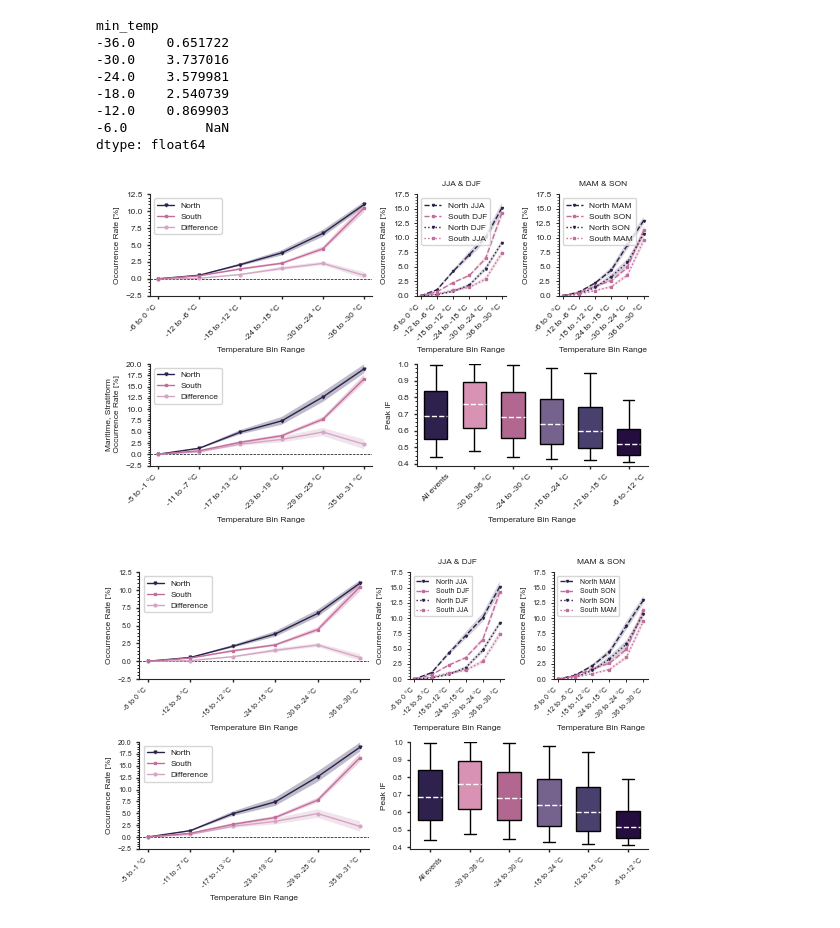
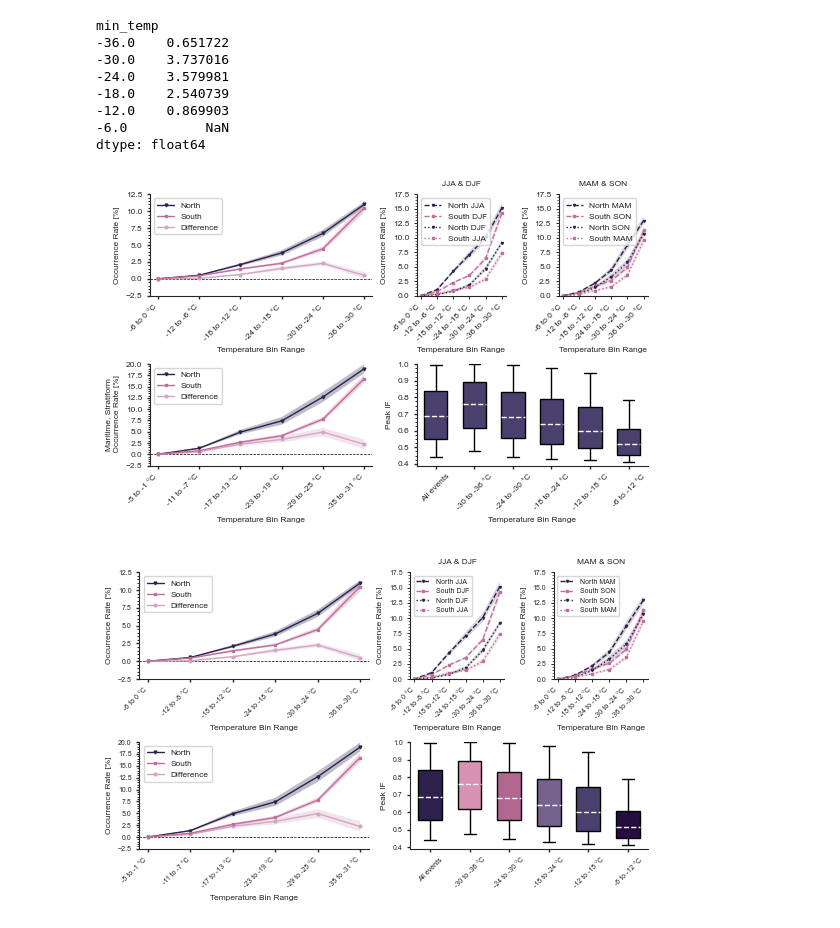
Before and after one commit to DragomirNikolov/Glaciation_time_estimator, a Jupyter notebook: Result_analysis/Publication_figures/Multiyear_analysis/plot_occurance_rates.ipynb, the cells around one changed output. Drawn from its saved outputs; the diff is of its cells as text; code cells hidden in the pictures.

```diff
--- a/Result_analysis/Publication_figures/Multiyear_analysis/plot_occurance_rates.ipynb
+++ b/Result_analysis/Publication_figures/Multiyear_analysis/plot_occurance_rates.ipynb
@@ -460,9 +460,9 @@ bplots = ax5.boxplot(
     whis=(5, 95),        # <-- whiskers at the 5th and 95th percentiles
     medianprops=dict(color="white", linewidth=1, linestyle="--")  # dashed white
 )
-
+color=colors[4]
 # # Apply colors
-for box, color in zip(bplots['boxes'], colors):
+for box, _ in zip(bplots['boxes'], colors):
     box.set_facecolor(color)
     box.set_edgecolor('black')
     box.set_linewidth(1)
@@ -611,34 +611,34 @@ ax3.tick_params(
     length=2, width=0.7, direction='out',labelsize=fontsize_small
 )
 ax3.set_yticks(small_minor_ticks, minor=True)
 ax3.set_yticks(small_major_ticks, minor=False)
 ax3.set_xticks(x)
 ax3.set_xticklabels(bin_labels, rotation=45, ha='right',fontsize=fontsize_small)
 
 ax3.invert_xaxis()
 ax3.set_xlabel("Temperature Bin Range",fontsize=fontsize_large)
 ax3.set_ylabel("Occurrence Rate [%]",fontsize=fontsize_large)
 ax3.set_title("MAM & SON",fontsize=fontsize_large)
 ax3.legend(loc='upper left',fontsize=fontsize_small)
 ax3.set_ylim(small_ax_range)
 # plt.savefig("/wolke_scratch/dnikolo/Glaciation_time_estimator/Result_graphs/Publication_figures/Multiyear_analysis/Occurance_rates.pdf",dpi=300, bbox_inches = "tight")
 # plt.close()
 # fig = plt.figure(figsize=(3.504, 3))
 # … all your plotting code …
 
 # Option A: remove bbox_inches
 # fig.tight_layout(pad=0.1)
 ax5.spines[['right', 'top']].set_visible(False)
 ax2.spines[['right', 'top']].set_visible(False)
 ax3.spines[['right', 'top']].set_visible(False)
 fig.savefig(
     "/wolke_scratch/dnikolo/Glaciation_time_estimator/Result_graphs/Publication_figures/Occurance_rates_combined.pdf",
     format="pdf",
     dpi=300
     # no bbox_inches argument at all
 )
 # %% [output]
-[figure, old version]
+[figure, new version]
 # %%
 
 #############
```
Also changed, not shown: 7 other files.
